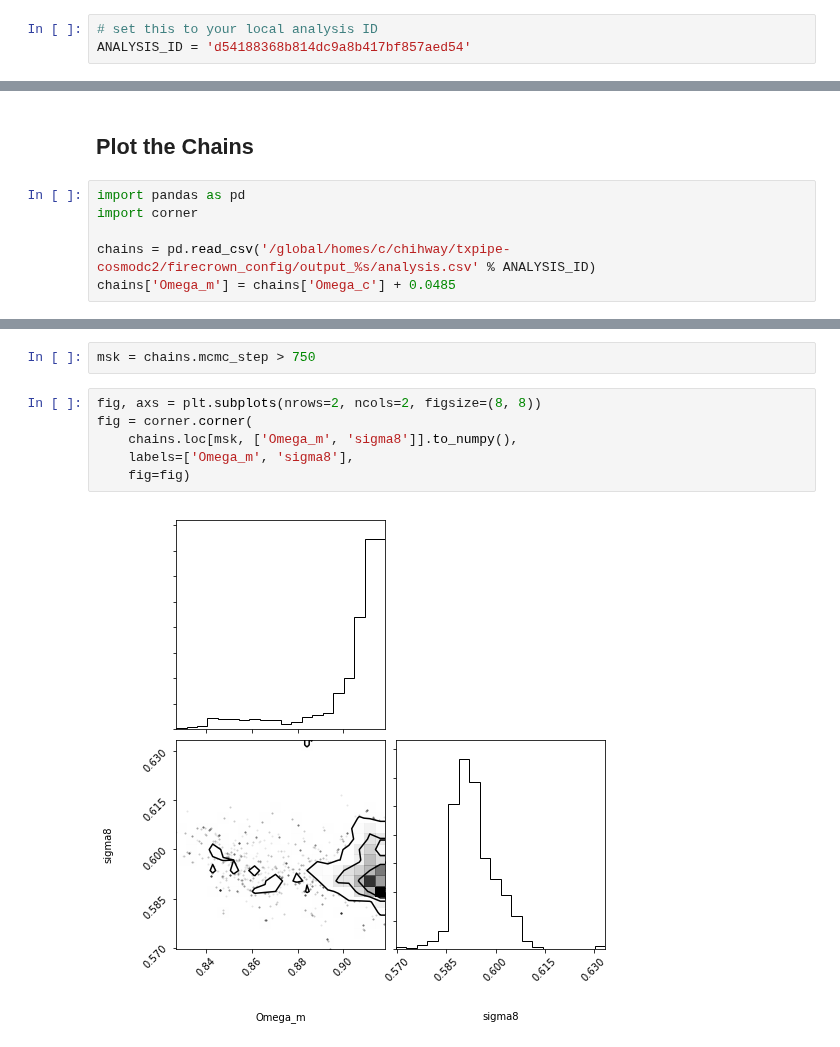
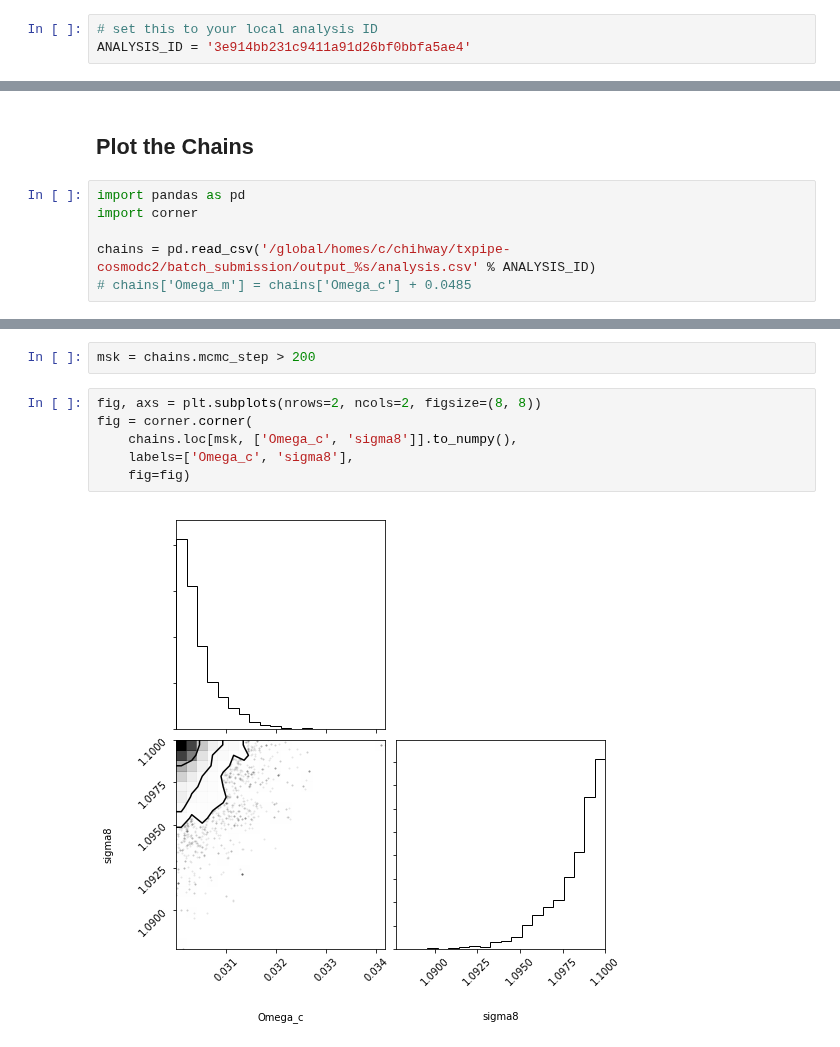
Before and after one commit to LSSTDESC/txpipe-cosmodc2, a Jupyter notebook: notebooks/PlotChain.ipynb, the cells around one changed output, grey strips where cells are left out. Drawn from its saved outputs; the diff is of its cells as text.

```diff
--- a/notebooks/PlotChain.ipynb
+++ b/notebooks/PlotChain.ipynb
@@ -7,7 +7,7 @@ import matplotlib.pyplot as plt
 %matplotlib notebook
 # %%
 # set this to your local analysis ID
-ANALYSIS_ID = 'd54188368b814dc9a8b417bf857aed54'
+ANALYSIS_ID = '3e914bb231c9411a91d26bf0bbfa5ae4'
 # %%
 n_src = 4
 n_lens = 1
@@ -258,6 +263,6 @@ plt.tight_layout()
 import pandas as pd
 import corner
 
-chains = pd.read_csv('/global/homes/c/chihway/txpipe-cosmodc2/firecrown_config/output_%s/analysis.csv' % ANALYSIS_ID)
-chains['Omega_m'] = chains['Omega_c'] + 0.0485
+chains = pd.read_csv('/global/homes/c/chihway/txpipe-cosmodc2/batch_submission/output_%s/analysis.csv' % ANALYSIS_ID)
+# chains['Omega_m'] = chains['Omega_c'] + 0.0485
 # %%
@@ -285,13 +288,13 @@ print(chains[:3])
 # %%
-msk = chains.mcmc_step > 750
+msk = chains.mcmc_step > 200
 # %%
 fig, axs = plt.subplots(nrows=2, ncols=2, figsize=(8, 8))
 fig = corner.corner(
-    chains.loc[msk, ['Omega_m', 'sigma8']].to_numpy(),
-    labels=['Omega_m', 'sigma8'],
+    chains.loc[msk, ['Omega_c', 'sigma8']].to_numpy(),
+    labels=['Omega_c', 'sigma8'],
     fig=fig)
 # %% [output]
-[figure, old version]
+[figure, new version]
 # %%
 plt.scatter(chains['Omega_c'], chains['sigma8'], marker='.', alpha=0.3)
 # %% [output]
```
Also changed, not shown: parts of 8 cells of this notebook, 2 other files.
